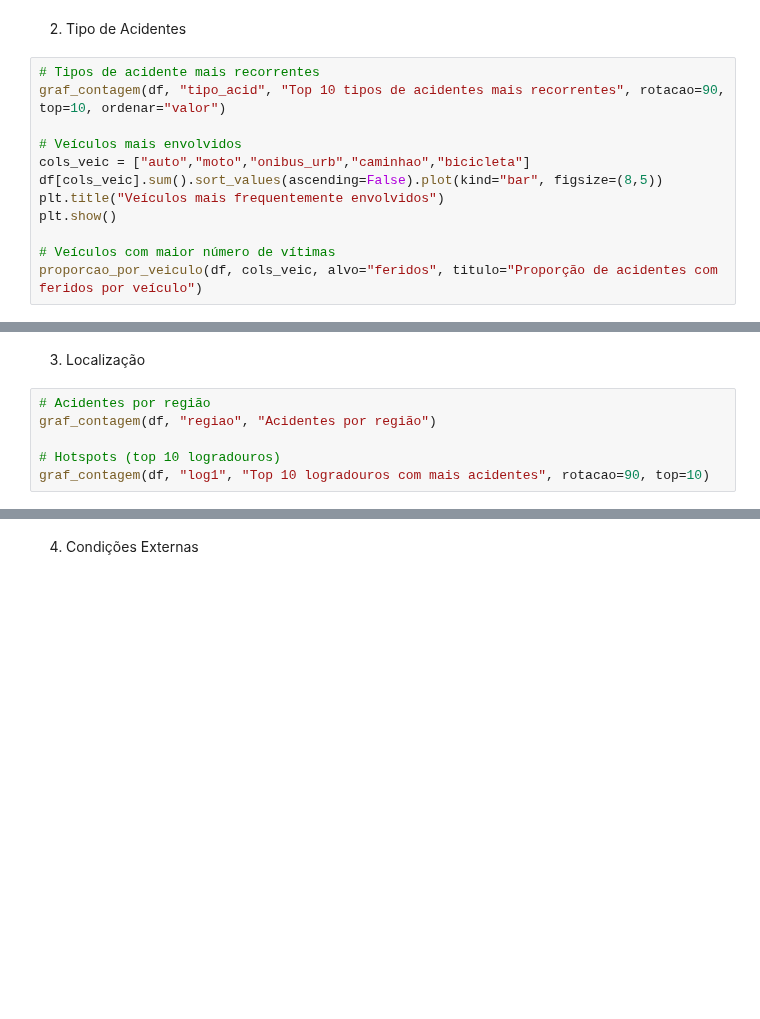
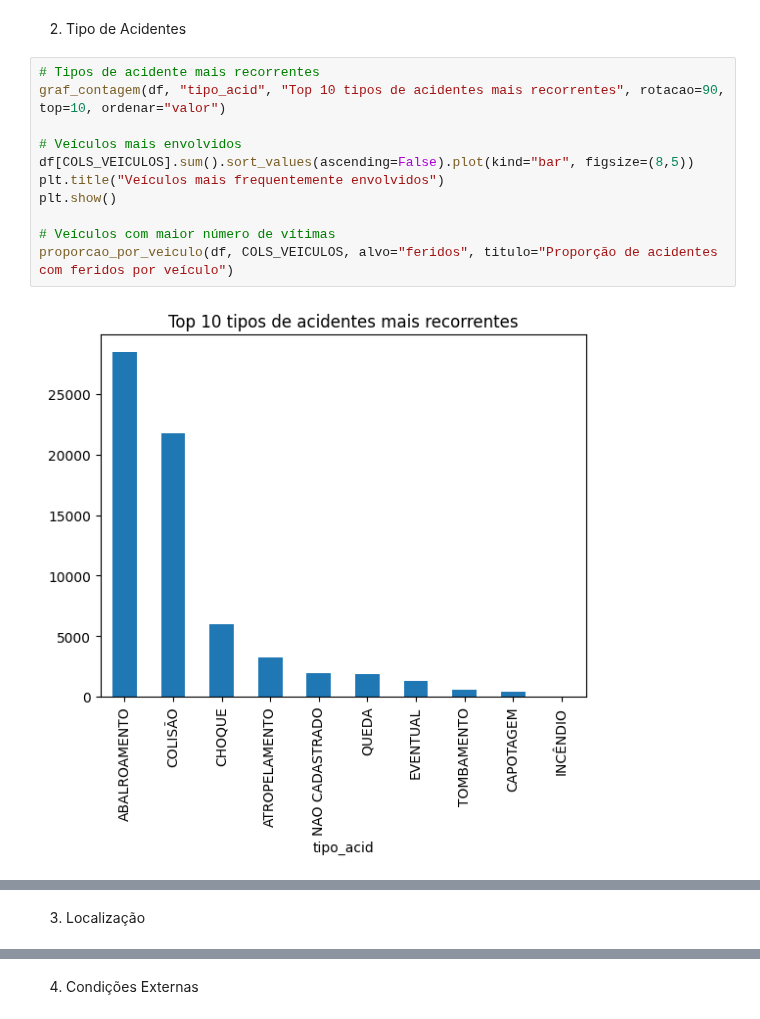
Before and after one commit to nandasiq/acidentes-poa, a Jupyter notebook: notebooks/03_eda.ipynb, the cells around one changed output, grey strips where cells are left out. Saved outputs shown, nothing was run; the diff lists cells and outputs as text; blank space fills up the shorter version.

```diff
--- a/notebooks/03_eda.ipynb
+++ b/notebooks/03_eda.ipynb
@@ -34,12 +50,13 @@ graf_contagem(df, "hora_int", "Distribuição de acidentes por hora do dia", ord
 # %%
 # Tipos de acidente mais recorrentes
 graf_contagem(df, "tipo_acid", "Top 10 tipos de acidentes mais recorrentes", rotacao=90, top=10, ordenar="valor")
 
 # Veículos mais envolvidos
-cols_veic = ["auto","moto","onibus_urb","caminhao","bicicleta"]
-df[cols_veic].sum().sort_values(ascending=False).plot(kind="bar", figsize=(8,5))
+df[COLS_VEICULOS].sum().sort_values(ascending=False).plot(kind="bar", figsize=(8,5))
 plt.title("Veículos mais frequentemente envolvidos")
 plt.show()
 
 # Veículos com maior número de vítimas
-proporcao_por_veiculo(df, cols_veic, alvo="feridos", titulo="Proporção de acidentes com feridos por veículo")
+proporcao_por_veiculo(df, COLS_VEICULOS, alvo="feridos", titulo="Proporção de acidentes com feridos por veículo")
+# %% [output]
+[figure, added]
@@ -46,8 +65,2 @@ proporcao_por_veiculo(df, cols_veic, alvo="feridos", titulo="Proporção de acid
 # %% [markdown]
 3. Localização
-# %%
-# Acidentes por região
-graf_contagem(df, "regiao", "Acidentes por região")
-
-# Hotspots (top 10 logradouros)
-graf_contagem(df, "log1", "Top 10 logradouros com mais acidentes", rotacao=90, top=10)
```
Also changed, not shown: parts of 8 cells of this notebook, 3 other files.
